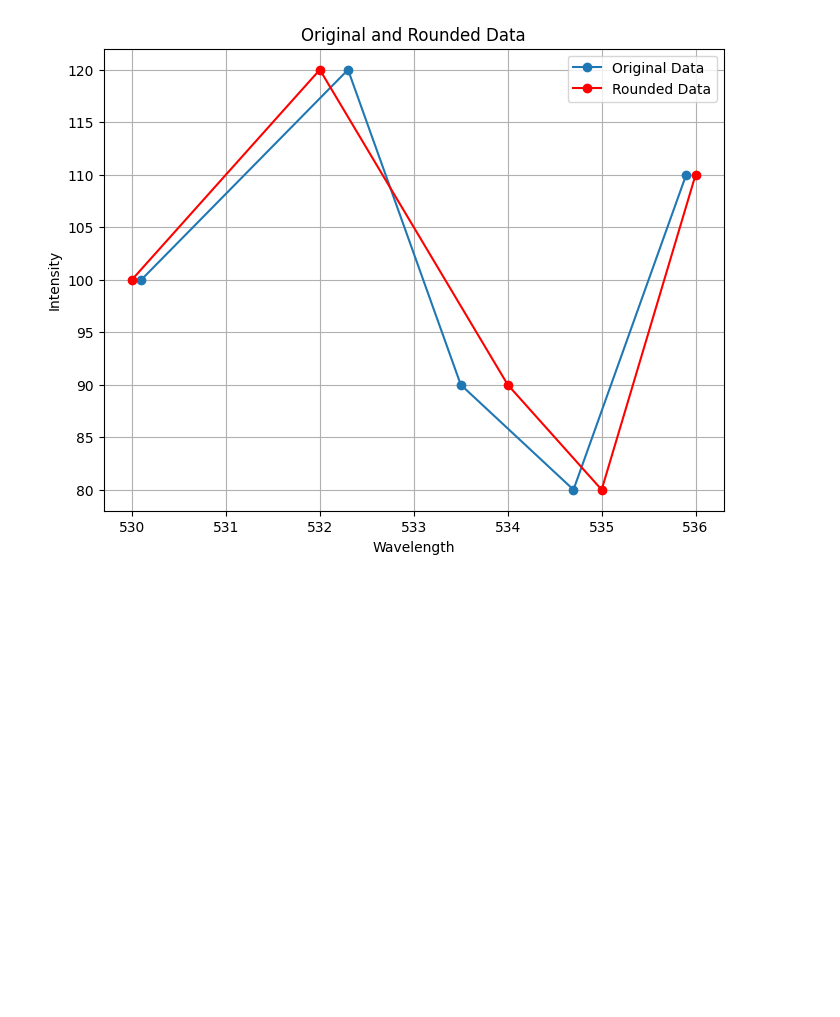
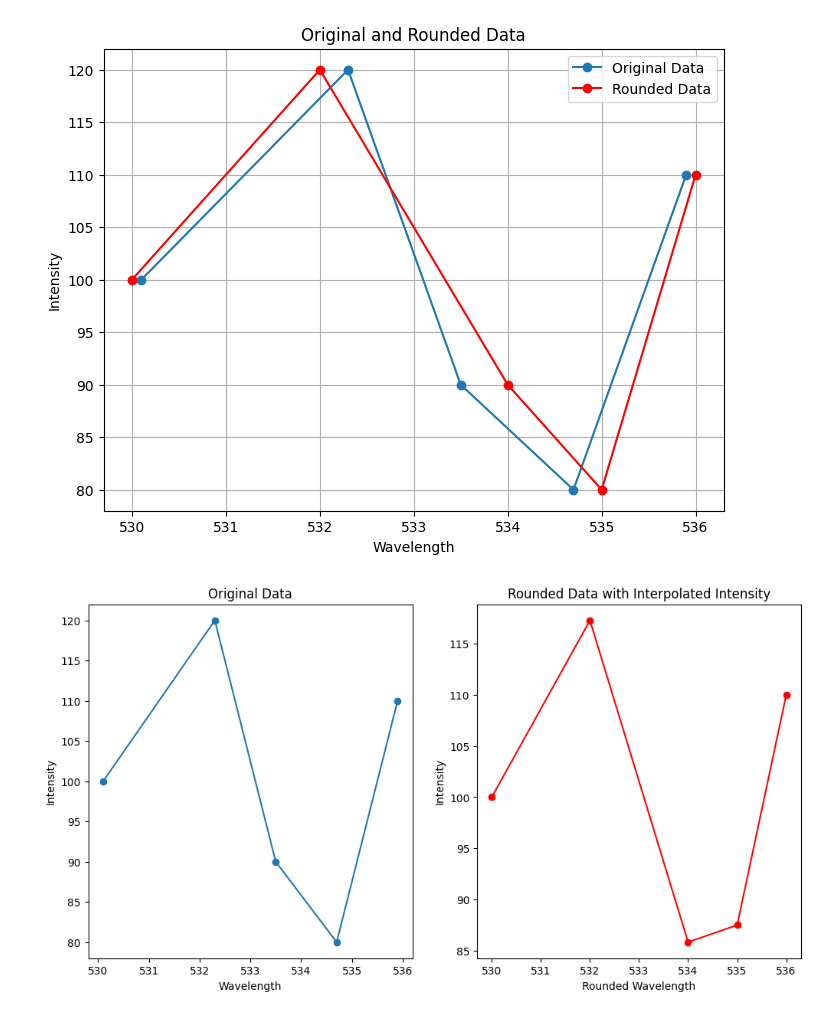
Before and after one commit to DircePineda/spectra2024, a Jupyter notebook: rounding-waves.ipynb, the cells around one changed output. Drawn from its saved outputs; the diff is of its cells as text; code cells hidden in the pictures; blank space fills up the shorter version.

Commit message:
rounding waves

```diff
--- a/rounding-waves.ipynb
+++ b/rounding-waves.ipynb
@@ -70,3 +70,45 @@ plt.grid(True)
 plt.show()
 # %% [output]
 [figure]
+# %%
+# Round values & Interpolate intensity
+import numpy as np
+import pandas as pd
+import matplotlib.pyplot as plt
+
+# Sample dataset (example)
+data = {
+    'wavelength': [530.1, 532.3, 533.5, 534.7, 535.9],
+    'intensity': [100, 120, 90, 80, 110]
+}
+
+df = pd.DataFrame(data)
+
+# Round wavelength values to integers
+df['rounded_wavelength'] = df['wavelength'].round().astype(int)
+
+# Interpolate intensity values for rounded wavelengths
+rounded_wavelengths = df['rounded_wavelength'].unique()
+intensity_values = np.interp(rounded_wavelengths, df['wavelength'], df['intensity'])
+
+# Create a new DataFrame for rounded data
+rounded_df = pd.DataFrame({'rounded_wavelength': rounded_wavelengths, 'intensity': intensity_values})
+
+# Plot original data
+plt.figure(figsize=(12, 6))
+plt.subplot(1, 2, 1)
+plt.plot(df['wavelength'], df['intensity'], marker='o')
+plt.title('Original Data')
+plt.xlabel('Wavelength')
+plt.ylabel('Intensity')
+
+# Plot interpolated data
+plt.subplot(1, 2, 2)
+plt.plot(rounded_df['rounded_wavelength'], rounded_df['intensity'], color='red', marker='o', linestyle='-')
+plt.title('Rounded Data with Interpolated Intensity')
+plt.xlabel('Rounded Wavelength')
+plt.ylabel('Intensity')
+
+plt.show()
+# %% [output]
+[figure, added]
```
